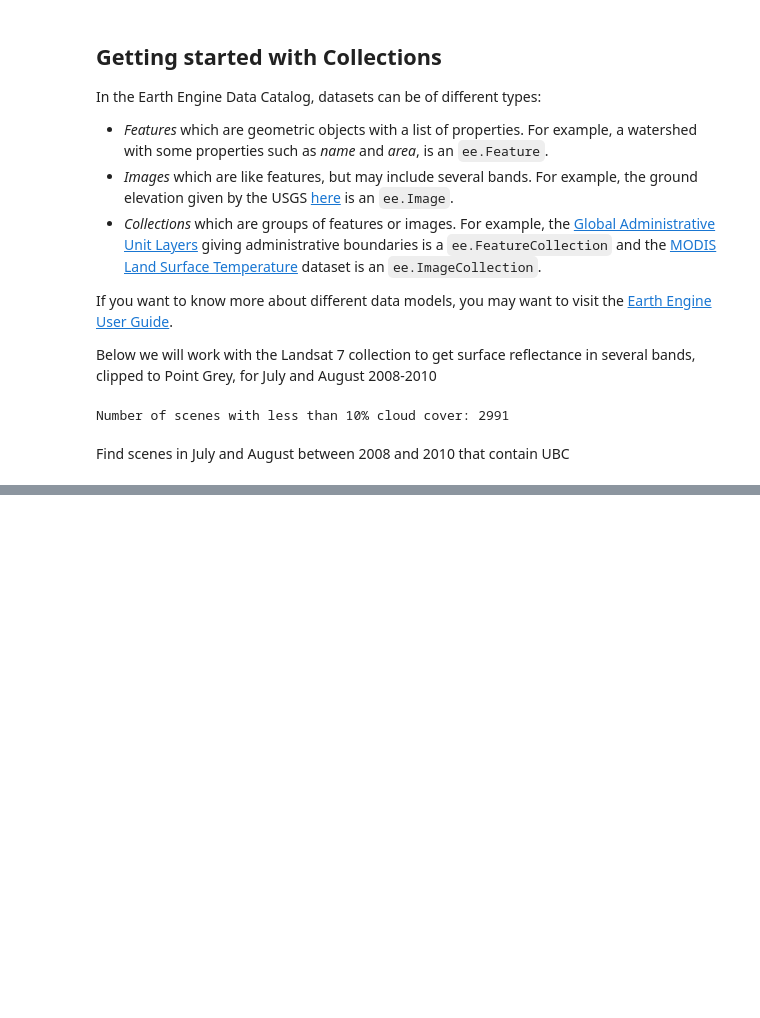
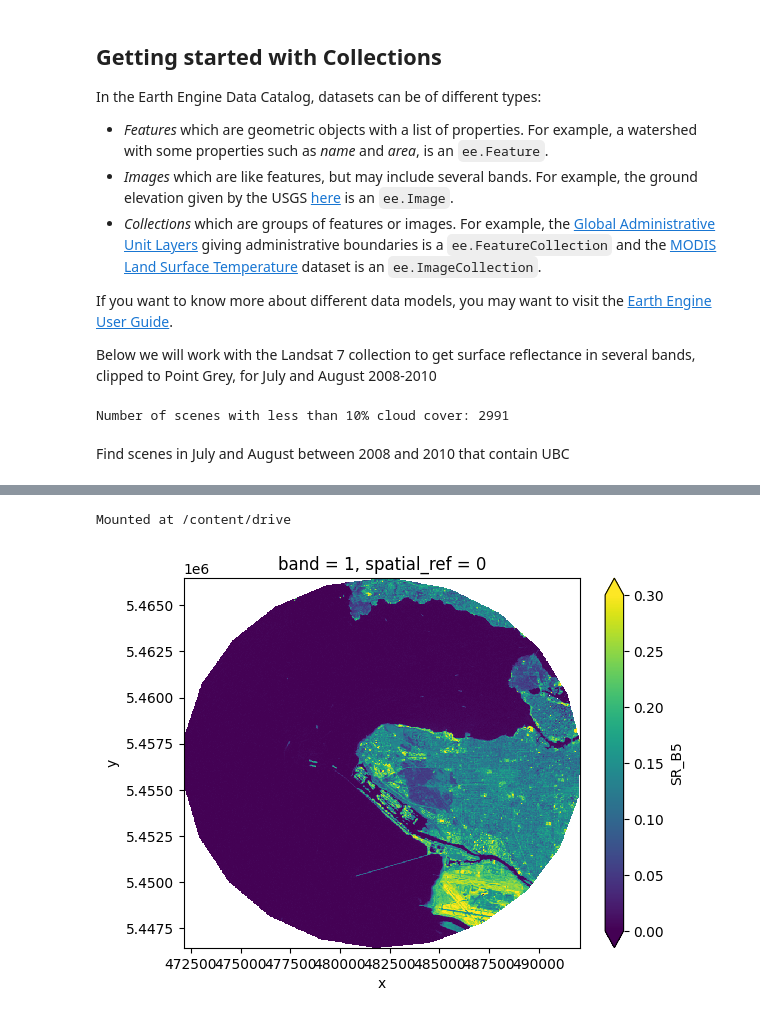
Before and after one commit to phaustin/a301_eoas, a Jupyter notebook: notebooks/week10/read_landsat_ee.ipynb, the cells around one changed output, grey strips where cells are left out. Drawn from its saved outputs; the diff is of its cells as text; code cells hidden in the pictures; blank space fills up the shorter version.

```diff
--- a/notebooks/week10/read_landsat_ee.ipynb
+++ b/notebooks/week10/read_landsat_ee.ipynb
@@ -817,0 +195,12 @@ Thanks to Susanne Benz and Justin Braaten for reviewing and helping write this t
+# %%
+from google.colab import drive
+drive.mount('/content/drive')
+# %% [output]
+Mounted at /content/drive
+# %%
+import rioxarray
+band5 = rioxarray.open_rasterio('/content/drive/MyDrive/earth_engine_downloads/band_sr5_masked.tif',mask_and_scale=True)
+band5 = band5.squeeze()
+band5.plot.imshow(vmin=0,vmax=0.3);
+# %% [output]
+[figure, added]
```
Also changed, not shown: parts of 72 cells of this notebook.
